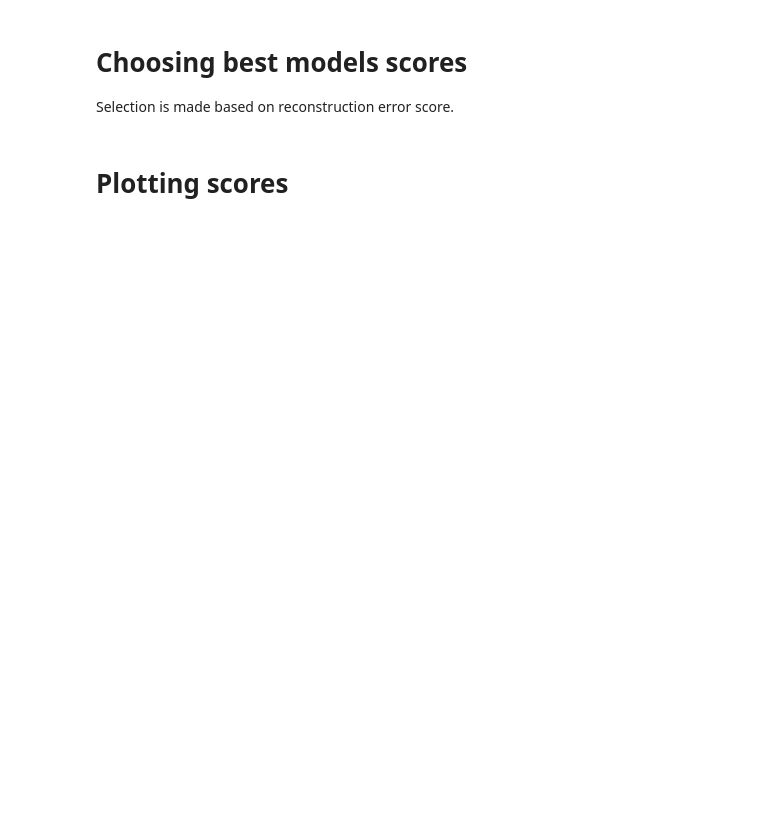
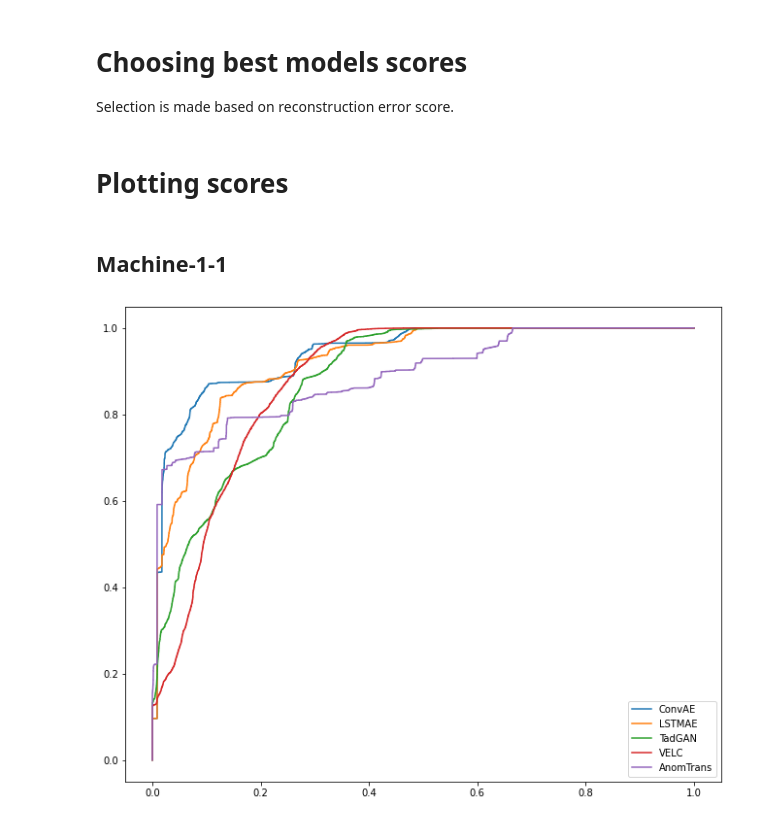
Before and after one commit to Stashq/TS-Forecasting, a Jupyter notebook: notebooks/a_scores_th_finding.ipynb, the cells around one changed output. Cells and saved outputs as stored; diff of their text form; code cells hidden in the pictures; blank space fills up the shorter version.

```diff
--- a/notebooks/a_scores_th_finding.ipynb
+++ b/notebooks/a_scores_th_finding.ipynb
@@ -51,0 +105,24 @@ sns.set_style()
+# %%
+def adjust_point_cls_with_window(
+    point_cls: np.ndarray, ws: int,
+    return_point_cls: bool = True
+) -> np.ndarray:
+    """Translating point classes to record classes, then
+    if "return_point_cls" is True, projecting classes back on points.
+
+    Any record consisting anomaly point
+    is treated as all points in sequence
+    are anomalies."""
+    s = pd.Series(point_cls)
+    res = s.rolling(2*ws - 1, center=True).max()
+    res[:ws-1] = res[:ws-1].index.to_series().apply(
+        lambda idx: s[0:idx + ws].max()
+    )
+    if return_point_cls:
+        res[-ws+1:] = res[-ws+1:].index.to_series().apply(
+            lambda idx: s[idx - ws:].max()
+        )
+    else:
+        res = res.dropna()
+
+    return res.to_numpy()
@@ -54,9 +148,9 @@ sns.set_style()
 Selection is made based on reconstruction error score.
 # %%
 models_1_1_info = {
-    'ConvAE_ws200_nk20_ks5_es50': '2022-06-15_17:51:55',
+    'ConvAE_ws200_nk20_ks5_es50': '2022-06-15_16:58:59',
     'LSTMAE_h100_z50_l2': '2022-06-15_05:11:43',
-    'TadGAN_h50_l1_z10': '2022-06-15_17:51:55',
+    'TadGAN_h50_l1_z10': '2022-06-15_16:58:59',
     'VELC_h100_l2_z50_N50_th0.0': '2022-06-15_05:11:43',
     'AnomTrans_l2_d128_lambda3': '2022-06-16_01:36:24',
 }
@@ -107,2 +184,18 @@ def load_np_scores(models_info: dict, ds_name: str, test: bool = True):
+# %%
+m_1_1_scores = load_dataset_one_per_model_np_scores(
+    models_1_1_info, 'machine-1-1')
+m_2_1_scores = load_dataset_one_per_model_np_scores(
+    models_2_1_info, 'machine-2-1')
+m_3_10_scores = load_dataset_one_per_model_np_scores(
+    models_3_10_info, 'machine-3-10')
+
+m_1_1_cls = adjust_point_cls_with_window(
+    m_1_1_point_cls, ws=200, return_point_cls=False)
+m_2_1_cls = adjust_point_cls_with_window(
+    m_2_1_point_cls, ws=200, return_point_cls=False)
+m_3_10_cls = adjust_point_cls_with_window(
+    m_3_10_point_cls, ws=200, return_point_cls=False)
 # %% [markdown]
 # Plotting scores
+# %% [markdown]
+## Machine-1-1
@@ -108,0 +205,4 @@ def load_np_scores(models_info: dict, ds_name: str, test: bool = True):
+# %%
+plot_roc_curve(m_1_1_scores, m_1_1_cls, figsize=(11, 9));
+# %% [output]
+[figure, added]
```
Also changed, not shown: parts of 108 cells of this notebook, 4 other files.
